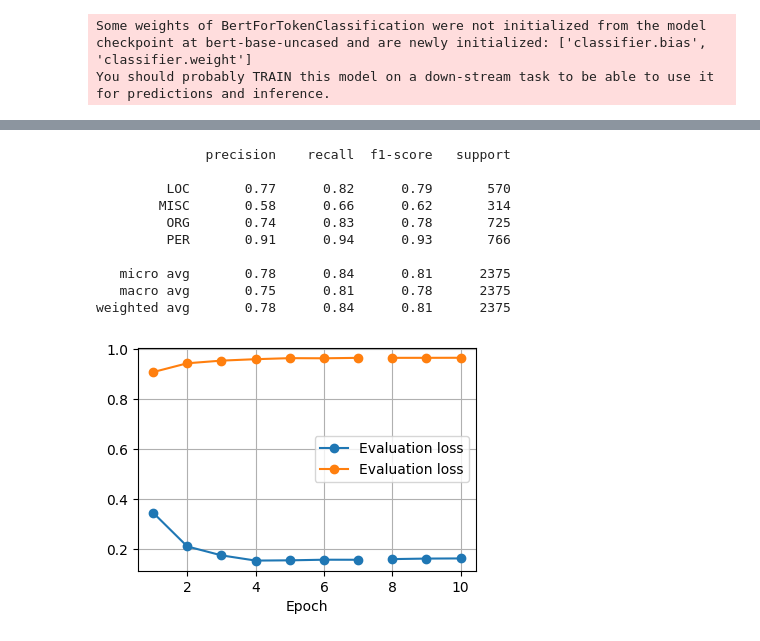
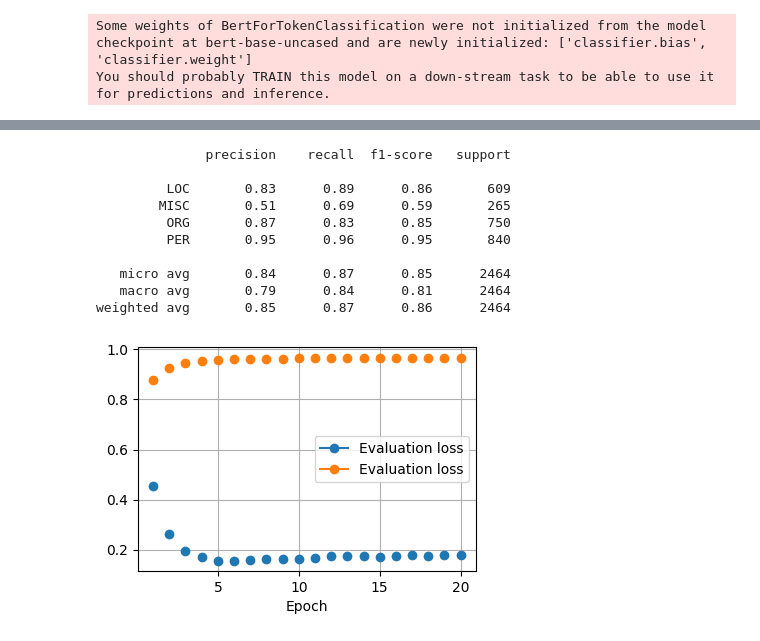
Before and after one commit to AbdoulayeDiop/ner-with-bert, a Jupyter notebook: ner_with_bert.ipynb, the cells around one changed output, grey strips where cells are left out. Saved outputs shown, nothing was run; the diff lists cells and outputs as text; code cells hidden in the pictures.

```diff
--- a/ner_with_bert.ipynb
+++ b/ner_with_bert.ipynb
@@ -187,13 +187,14 @@ training_args = TrainingArguments(
     output_dir="ner-with-bert",
     overwrite_output_dir=True,
     learning_rate=2e-5,
-    per_device_train_batch_size=64,
-    per_device_eval_batch_size=64,
+    per_device_train_batch_size=32,
+    per_device_eval_batch_size=32,
     num_train_epochs=20,
     weight_decay=0.01,
     eval_strategy="epoch",
-    save_strategy="epoch",
-    load_best_model_at_end=True,
+    save_strategy="no",
+    logging_strategy="epoch",
+    # load_best_model_at_end=True,
     # push_to_hub=True,
 )
 
@@ -242,29 +243,29 @@ print(classification_report(true_labels, true_predictions))
 # %% [output]
               precision    recall  f1-score   support
 
-         LOC       0.77      0.82      0.79       570
-        MISC       0.58      0.66      0.62       314
-         ORG       0.74      0.83      0.78       725
-         PER       0.91      0.94      0.93       766
+         LOC       0.83      0.89      0.86       609
+        MISC       0.51      0.69      0.59       265
+         ORG       0.87      0.83      0.85       750
+         PER       0.95      0.96      0.95       840
 
-   micro avg       0.78      0.84      0.81      2375
-   macro avg       0.75      0.81      0.78      2375
-weighted avg       0.78      0.84      0.81      2375
+   micro avg       0.84      0.87      0.85      2464
+   macro avg       0.79      0.84      0.81      2464
+weighted avg       0.85      0.87      0.86      2464
 # %%
 import pandas as pd
 import matplotlib.pyplot as plt
 df = pd.DataFrame(trainer.state.log_history)
 plt.figure(figsize=(4, 3))
-plt.plot(df["epoch"], df["eval_loss"], marker="o", label="Evaluation loss")
-plt.plot(df["epoch"], df["eval_accuracy"], marker="o", label="Evaluation loss")
+plt.plot(df["epoch"], df["eval_loss"], marker="--o", label="Evaluation loss")
+plt.plot(df["epoch"], df["eval_accuracy"], marker="--o", label="Evaluation loss")
 # df.plot("epoch", ["eval_loss", "eval_accuracy"], marker="o")
 plt.xlabel("Epoch")
 plt.grid()
 plt.legend()
 plt.tight_layout()
 plt.show()
 # %% [output]
-[figure, old version]
+[figure, new version]
 # %%
 n_examples = [10, 30, 100, 300, 1000]
 learning_curves = {
```
Also changed, not shown: parts of 5 cells of this notebook.
